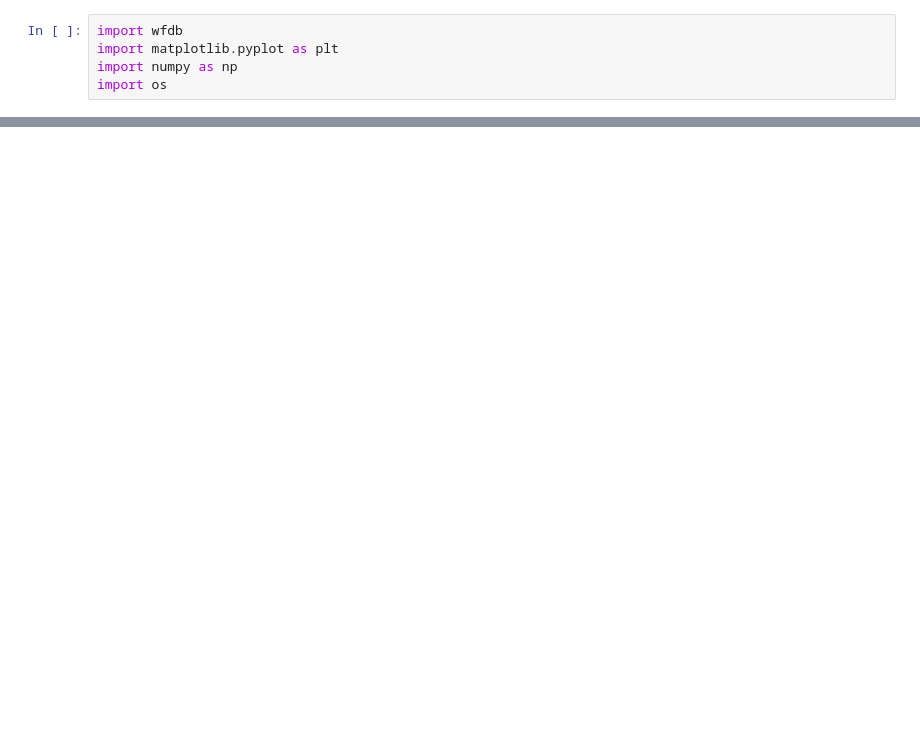
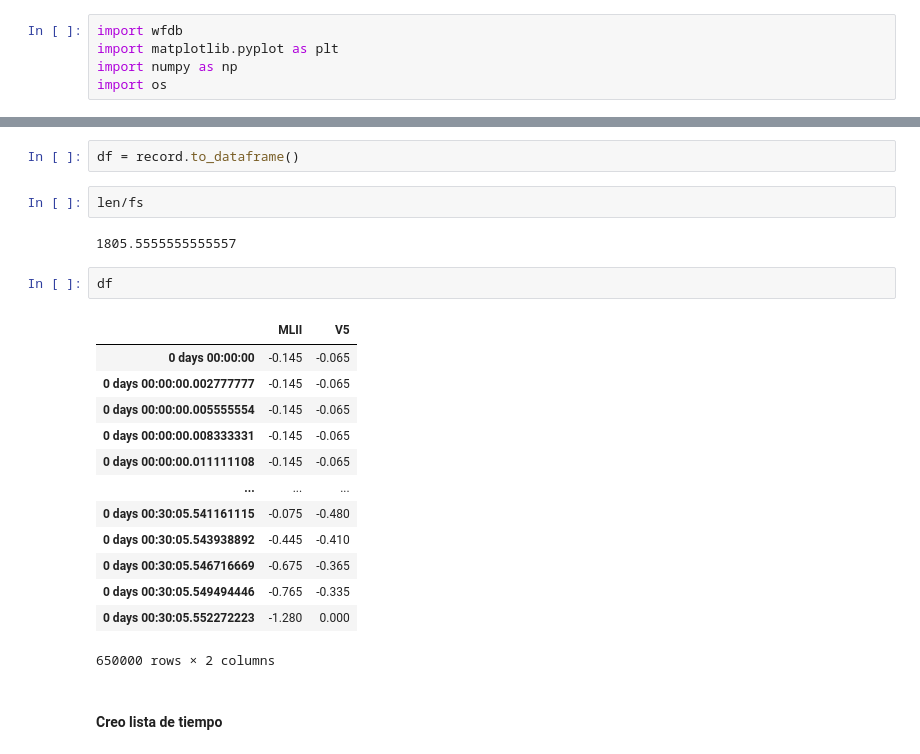
Before and after one commit to Ibajlec/base_datos_ECG, a Jupyter notebook: lectura.ipynb, the cells around one changed output, grey strips where cells are left out. Saved outputs shown, nothing was run; the diff lists cells and outputs as text; blank space fills up the shorter version.

```diff
--- a/lectura.ipynb
+++ b/lectura.ipynb
@@ -23,0 +50,24 @@ OverflowError: Python integer 256 out of bounds for uint8
+# %%
+df = record.to_dataframe()
+# %%
+len/fs
+# %% [output]
+1805.5555555555557
+# %%
+df
+# %% [output]
+|  | MLII | V5 |
+| 0 days 00:00:00 | -0.145 | -0.065 |
+| 0 days 00:00:00.002777777 | -0.145 | -0.065 |
+| 0 days 00:00:00.005555554 | -0.145 | -0.065 |
+| 0 days 00:00:00.008333331 | -0.145 | -0.065 |
+| 0 days 00:00:00.011111108 | -0.145 | -0.065 |
+| ... | ... | ... |
+| 0 days 00:30:05.541161115 | -0.075 | -0.480 |
+| 0 days 00:30:05.543938892 | -0.445 | -0.410 |
+| 0 days 00:30:05.546716669 | -0.675 | -0.365 |
+| 0 days 00:30:05.549494446 | -0.765 | -0.335 |
+| 0 days 00:30:05.552272223 | -1.280 | 0.000 |
+650000 rows × 2 columns
+# %% [markdown]
+#### Creo lista de tiempo
```
Also changed, not shown: parts of 26 cells of this notebook.
